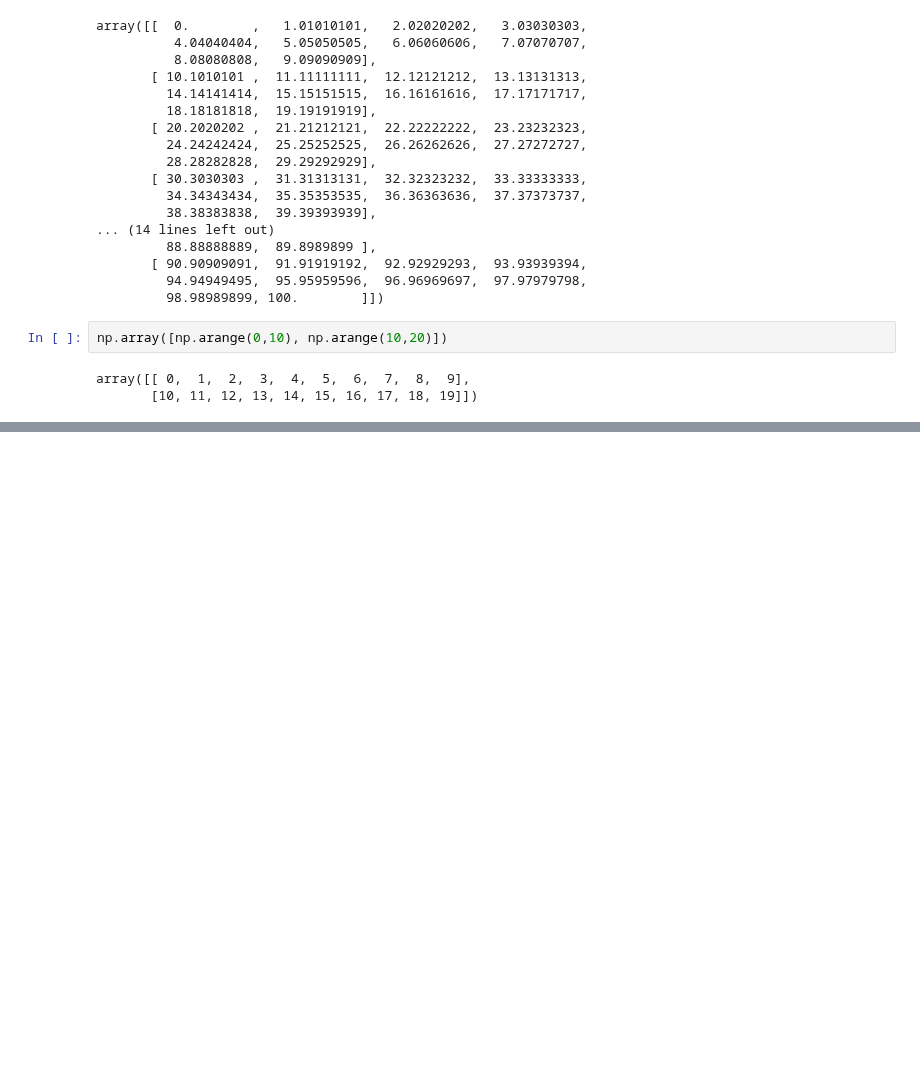
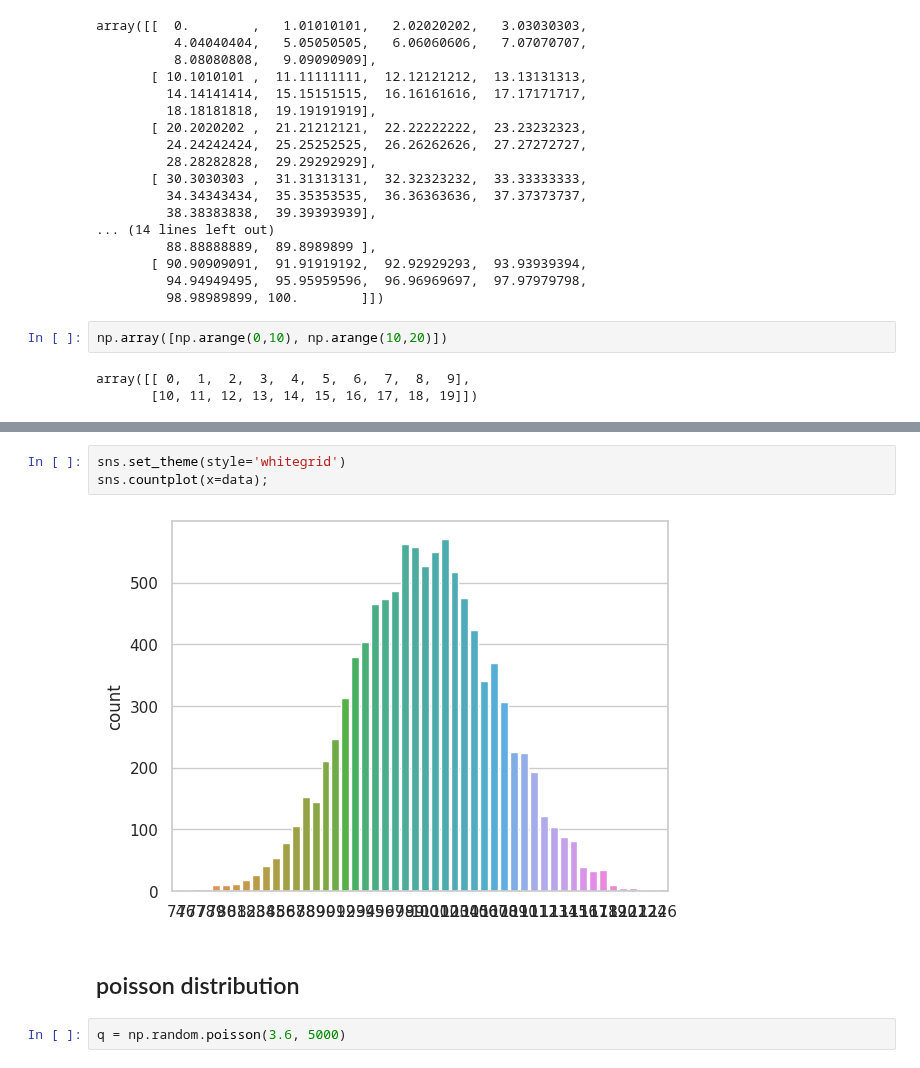
Before and after one commit to JohelPires/codewars, a Jupyter notebook: stats.ipynb, the cells around one changed output, grey strips where cells are left out. Drawn from its saved outputs; the diff is of its cells as text; blank space fills up the shorter version.

```diff
--- a/stats.ipynb
+++ b/stats.ipynb
@@ -37,0 +48,9 @@ array([[ 0,  1,  2,  3,  4,  5,  6,  7,  8,  9],
+# %%
+sns.set_theme(style='whitegrid')
+sns.countplot(x=data);
+# %% [output]
+[figure, added]
+# %% [markdown]
+## poisson distribution
+# %%
+q = np.random.poisson(3.6, 5000)
```
Also changed, not shown: parts of 9 cells of this notebook.
